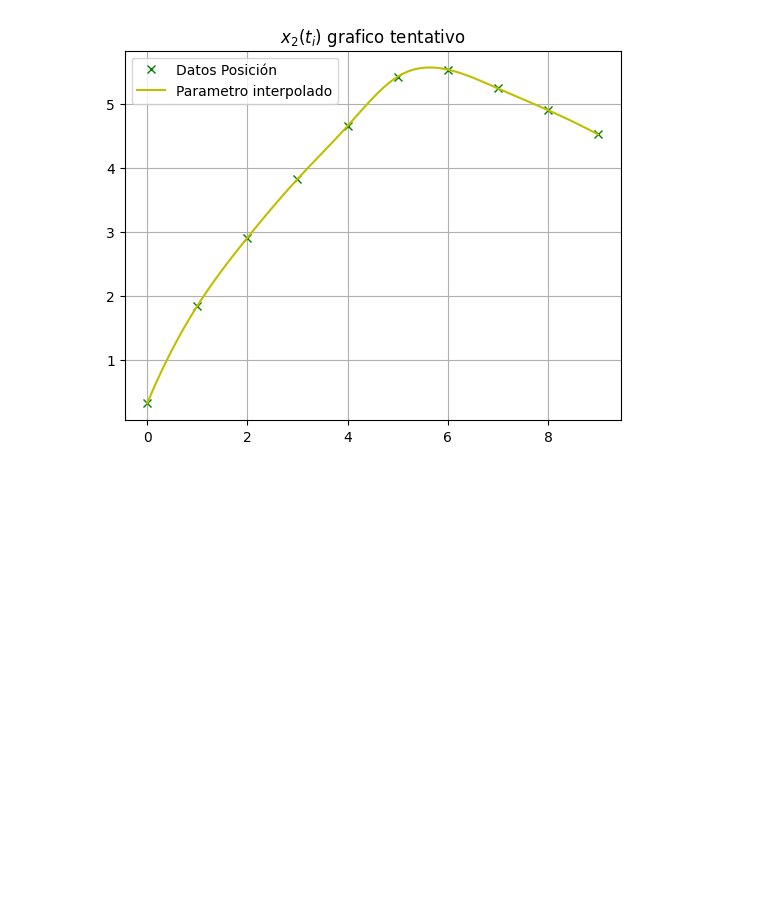
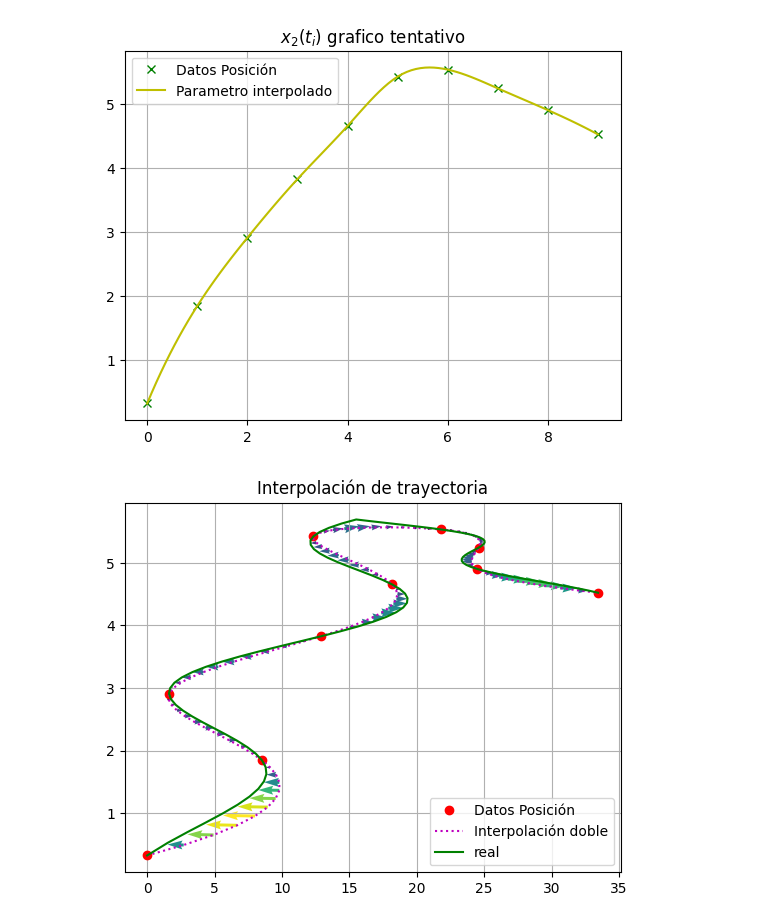
Before and after one commit to hilelmshalom/informe-interpolacion-MNyO-G6-TP1, a Jupyter notebook: Boceto_TP1.ipynb, the cells around one changed output. Drawn from its saved outputs; the diff is of its cells as text; code cells hidden in the pictures; blank space fills up the shorter version.

```diff
--- a/Boceto_TP1.ipynb
+++ b/Boceto_TP1.ipynb
@@ -108 +112,6 @@ plt.show()
+# %%
+# cargando data
+all_truth = np.loadtxt('pvd_data/mnyo_ground_truth.csv', delimiter=',')
+truth_of_x_1=[m[0] for m in all_truth]
+truth_of_x_2=[m[1] for m in all_truth]
 # %%
@@ -115,3 +124,7 @@ plt.grid(True)
 plt.show()
 # %% [output]
 [figure]
+# %%
+delta_x_1=truth_of_x_1-x_1s
+delta_x_2=truth_of_x_2-x_2s
+delta_modules=np.sqrt(pow(delta_x_2,2)+pow(delta_x_1,2))
@@ -117,0 +136,15 @@ plt.show()
+# %%
+colors = np.sqrt(pow(delta_x_2,2)+pow(delta_x_1,2))
+# %%
+#Ploteando el gráfico
+plt.plot(x_1_values, x_2_values, 'ro', label='Datos Posición')
+plt.plot(x_1s, x_2s, 'm:', label='Interpolación doble')
+plt.plot(truth_of_x_1, truth_of_x_2, 'g-', label='real')
+plt.quiver(x_1s, x_2s, delta_x_1, delta_x_2, colors, scale_units='xy', scale=1)
+
+plt.title('Interpolación de trayectoria')
+plt.legend()
+plt.grid(True)
+plt.show()
+# %% [output]
+[figure, added]
```
Also changed, not shown: parts of 4 cells of this notebook, 3 other files.
